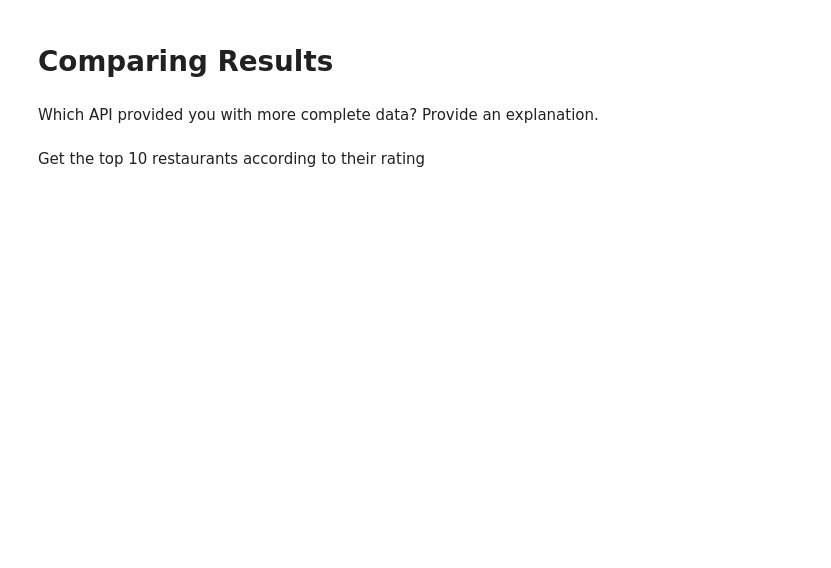
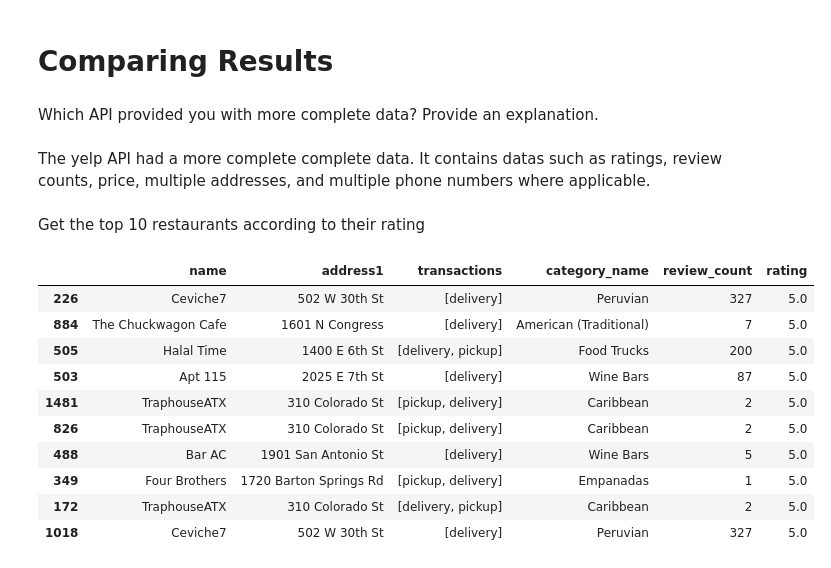
Before and after one commit to LaraOnipede/Stat-Modelling-with-Python, a Jupyter notebook: notebooks/yelp_foursquare_EDA.ipynb, the cells around one changed output. Saved outputs shown, nothing was run; the diff lists cells and outputs as text; code cells hidden in the pictures; blank space fills up the shorter version.

```diff
--- a/notebooks/yelp_foursquare_EDA.ipynb
+++ b/notebooks/yelp_foursquare_EDA.ipynb
@@ -457,5 +477,23 @@ Put your parsed results into a DataFrame
 # Comparing Results
 # %% [markdown]
 Which API provided you with more complete data? Provide an explanation.
+# %% [markdown]
+The yelp API had a more complete complete data. It contains datas such as ratings, review counts, price, multiple addresses, and multiple phone numbers where applicable.
 # %% [markdown]
 Get the top 10 restaurants according to their rating
+# %%
+# Assuming you have a Yelp DataFrame called 'yelp_df'
+top_10_restaurants = yelp_df.sort_values(by='rating', ascending=False).head(10)
+top_10_restaurants
+# %% [output]
+|  | name | address1 | transactions | category_name | review_count | rating |
+| 226 | Ceviche7 | 502 W 30th St | [delivery] | Peruvian | 327 | 5.0 |
+| 884 | The Chuckwagon Cafe | 1601 N Congress | [delivery] | American (Traditional) | 7 | 5.0 |
+| 505 | Halal Time | 1400 E 6th St | [delivery, pickup] | Food Trucks | 200 | 5.0 |
+| 503 | Apt 115 | 2025 E 7th St | [delivery] | Wine Bars | 87 | 5.0 |
+| 1481 | TraphouseATX | 310 Colorado St | [pickup, delivery] | Caribbean | 2 | 5.0 |
+| 826 | TraphouseATX | 310 Colorado St | [pickup, delivery] | Caribbean | 2 | 5.0 |
+| 488 | Bar AC | 1901 San Antonio St | [delivery] | Wine Bars | 5 | 5.0 |
+| 349 | Four Brothers | 1720 Barton Springs Rd | [pickup, delivery] | Empanadas | 1 | 5.0 |
+| 172 | TraphouseATX | 310 Colorado St | [delivery, pickup] | Caribbean | 2 | 5.0 |
+| 1018 | Ceviche7 | 502 W 30th St | [delivery] | Peruvian | 327 | 5.0 |
```
Also changed, not shown: parts of 6 cells of this notebook.
